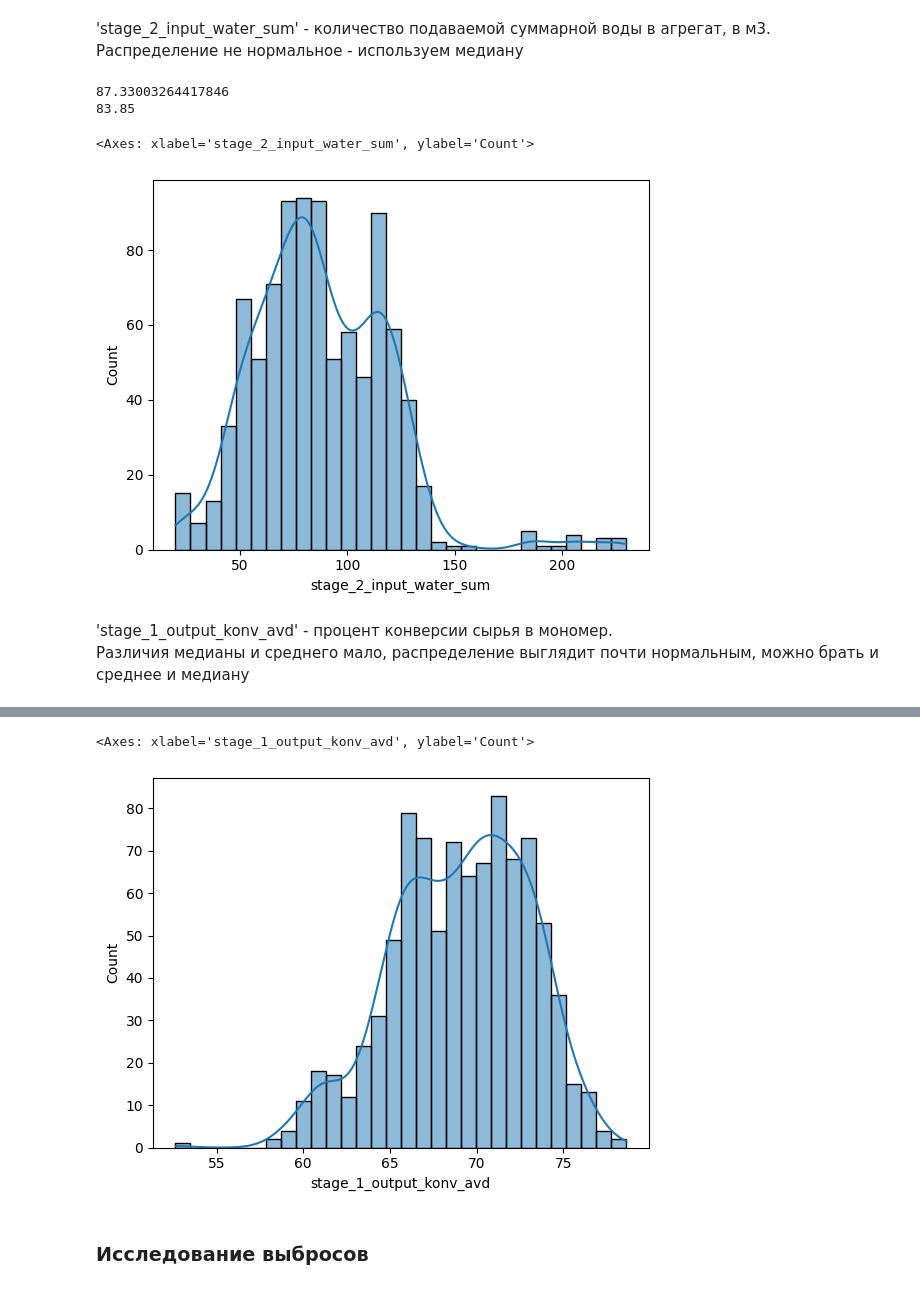
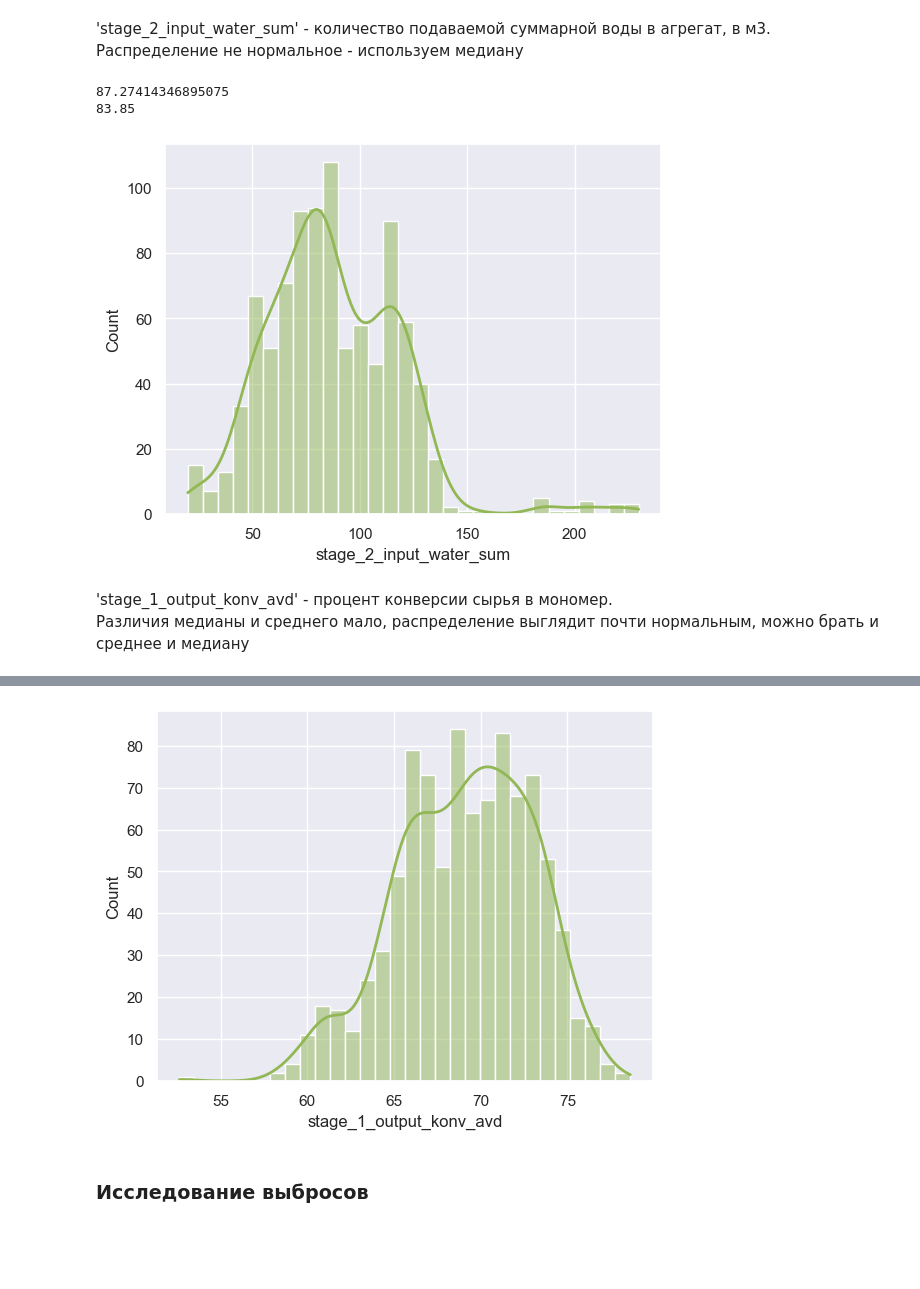
Before and after one commit to nericovich/project, a Jupyter notebook: main.ipynb, the cells around one changed output, grey strips where cells are left out. Drawn from its saved outputs; the diff is of its cells as text; code cells hidden in the pictures; blank space fills up the shorter version.

```diff
--- a/main.ipynb
+++ b/main.ipynb
@@ -74,6 +75,10 @@ stage_4_output_dry_residue_avg           0
 stage_4_output_product                   0
 work_shift                               0
 dtype: int64
+# %%
+sns.set_theme(style="darkgrid")
+color_for_histplot = '#92B755'
+line={"color": "#0b412e", "linewidth": 2}
 # %% [markdown]
 'stage_4_input_water' - подача воды, в м3
 Вероятно, ошибки или сбои, тк воду точно подавали, распределение не нормальное - используем медиану
@@ -332,12 +339,12 @@ df['stage_2_output_bottom_pressure'] = df['stage_2_output_bottom_pressure'].fill
 # %%
 print(df['stage_2_input_water_sum'].mean())
 print(df['stage_2_input_water_sum'].median())
-sns.histplot(df['stage_2_input_water_sum'], kde=True, bins=30)
+sns.histplot(df['stage_2_input_water_sum'], kde=True, bins=30, color=color_for_histplot, line_kws=line)
+plt.show()
 # %% [output]
-87.33003264417846
+87.27414346895075
 83.85
-<Axes: xlabel='stage_2_input_water_sum', ylabel='Count'>
-[figure, old version]
+[figure, new version]
 # %%
 
 df['stage_2_input_water_sum'] = df['stage_2_input_water_sum'].fillna(df['stage_2_input_water_sum'].median())
@@ -347,5 +354,6 @@ df['stage_2_input_water_sum'] = df['stage_2_input_water_sum'].fillna(df['stage_2
 # %%
 print(df['stage_1_output_konv_avd'].mean())
 print(df['stage_1_output_konv_avd'].median())
-sns.histplot(df['stage_1_output_konv_avd'], kde=True, bins=30)
+sns.histplot(df['stage_1_output_konv_avd'], kde=True, bins=30, color=color_for_histplot, line_kws=line)
+plt.show()
 # %% [output]
@@ -353,6 +361,5 @@ sns.histplot(df['stage_1_output_konv_avd'], kde=True, bins=30)
 69.33
-<Axes: xlabel='stage_1_output_konv_avd', ylabel='Count'>
-[figure, old version]
+[figure, new version]
 # %%
 
 df['stage_1_output_konv_avd'] = df['stage_1_output_konv_avd'].fillna(df['stage_1_output_konv_avd'].mean())
```
Also changed, not shown: parts of 20 cells of this notebook.
